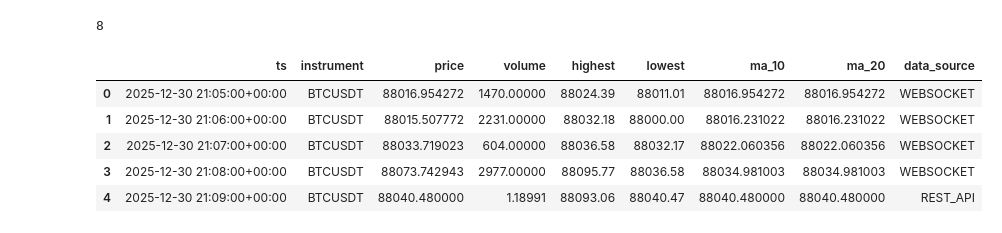
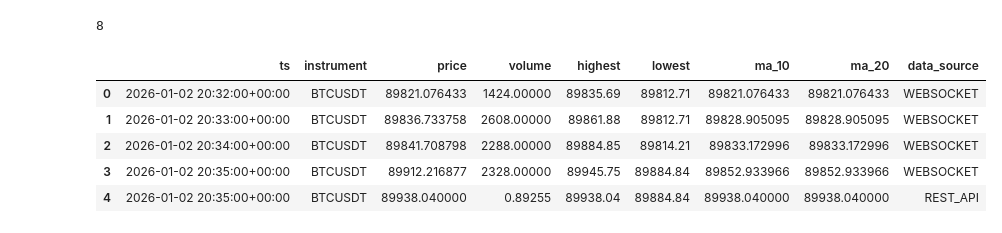
Before and after one commit to irantov/binance_project, a Jupyter notebook: binance_project.ipynb, the cells around one changed output. Cells and saved outputs as stored; diff of their text form; code cells hidden in the pictures.

```diff
--- a/binance_project.ipynb
+++ b/binance_project.ipynb
@@ -265,27 +262,27 @@ df_rest.to_sql(
 # %%
 query = """
 SELECT * -- I know it's a bad practice, just for the project purposes.
 FROM trades
 WHERE instrument = :instrument
   AND ts BETWEEN :start AND :end
 ORDER BY ts
 """
 
 df = pandas.read_sql(
     text(query),
     engine,
     params={
         "instrument": "BTCUSDT",
-        "start": "2025-12-30 00:00",
-        "end": "2025-12-30 22:00"
+        "start": "2026-01-02 00:00",
+        "end": "2026-01-02 23:00"
     }
 )
 
 df.head()
 # %% [output]
 |  | ts | instrument | price | volume | highest | lowest | ma_10 | ma_20 | data_source |
-| 0 | 2025-12-30 21:05:00+00:00 | BTCUSDT | 88016.954272 | 1470.00000 | 88024.39 | 88011.01 | 88016.954272 | 88016.954272 | WEBSOCKET |
-| 1 | 2025-12-30 21:06:00+00:00 | BTCUSDT | 88015.507772 | 2231.00000 | 88032.18 | 88000.00 | 88016.231022 | 88016.231022 | WEBSOCKET |
-| 2 | 2025-12-30 21:07:00+00:00 | BTCUSDT | 88033.719023 | 604.00000 | 88036.58 | 88032.17 | 88022.060356 | 88022.060356 | WEBSOCKET |
-| 3 | 2025-12-30 21:08:00+00:00 | BTCUSDT | 88073.742943 | 2977.00000 | 88095.77 | 88036.58 | 88034.981003 | 88034.981003 | WEBSOCKET |
-| 4 | 2025-12-30 21:09:00+00:00 | BTCUSDT | 88040.480000 | 1.18991 | 88093.06 | 88040.47 | 88040.480000 | 88040.480000 | REST_API |
+| 0 | 2026-01-02 20:32:00+00:00 | BTCUSDT | 89821.076433 | 1424.00000 | 89835.69 | 89812.71 | 89821.076433 | 89821.076433 | WEBSOCKET |
+| 1 | 2026-01-02 20:33:00+00:00 | BTCUSDT | 89836.733758 | 2608.00000 | 89861.88 | 89812.71 | 89828.905095 | 89828.905095 | WEBSOCKET |
+| 2 | 2026-01-02 20:34:00+00:00 | BTCUSDT | 89841.708798 | 2288.00000 | 89884.85 | 89814.21 | 89833.172996 | 89833.172996 | WEBSOCKET |
+| 3 | 2026-01-02 20:35:00+00:00 | BTCUSDT | 89912.216877 | 2328.00000 | 89945.75 | 89884.84 | 89852.933966 | 89852.933966 | WEBSOCKET |
+| 4 | 2026-01-02 20:35:00+00:00 | BTCUSDT | 89938.040000 | 0.89255 | 89938.04 | 89884.84 | 89938.040000 | 89938.040000 | REST_API |
```
Also changed, not shown: parts of 14 cells of this notebook.
